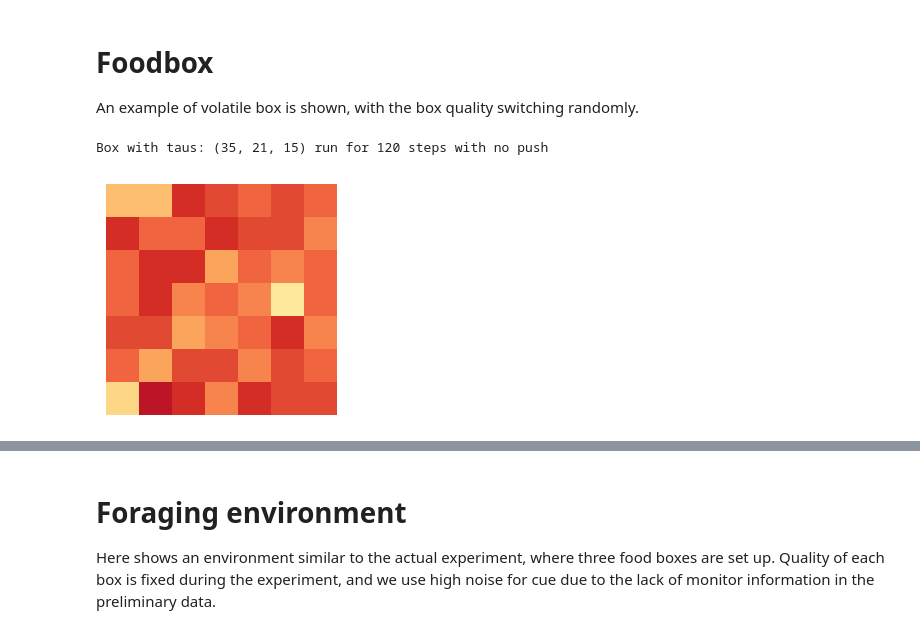
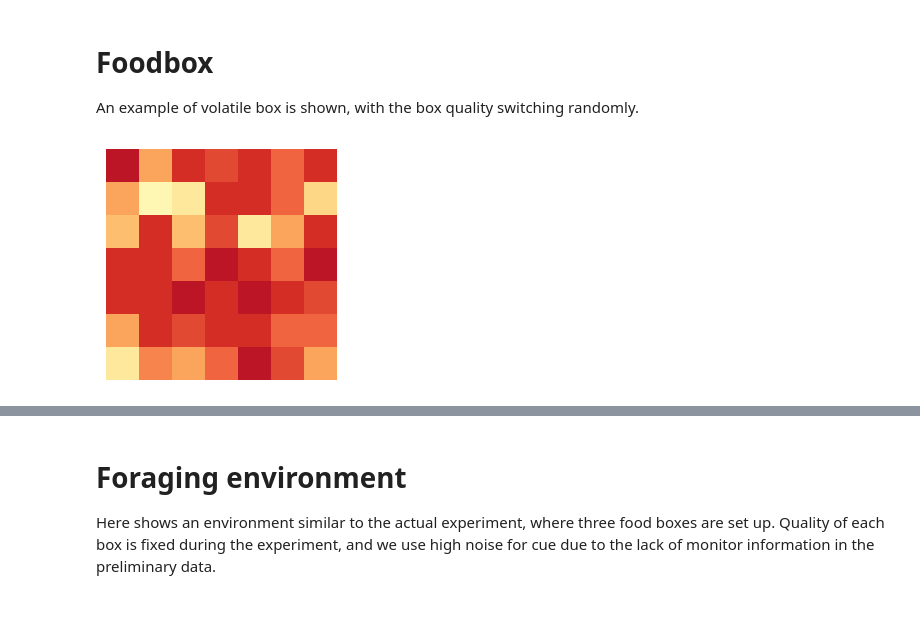
Before and after one commit to XaqLab/hex-arena, a Jupyter notebook: env-example.ipynb, the cells around one changed output, grey strips where cells are left out. Cells and saved outputs as stored; diff of their text form; code cells hidden in the pictures.

```diff
--- a/env-example.ipynb
+++ b/env-example.ipynb
@@ -29,30 +33,15 @@ fig.savefig('figures/arena-map.png', bbox_inches='tight')
 # Foodbox
 
 An example of volatile box is shown, with the box quality switching randomly.
-# %%
-from hexarena.box import VolatileBox
-
-box = VolatileBox(taus=[35, 21, 15], num_grades=20, num_patches=49)
-box.reset()
-
-fig, ax = plt.subplots(figsize=(3, 3))
-h = ax.imshow(box.colors, vmin=-1, vmax=box.num_grades, cmap='RdYlBu_r')
-ax.set_axis_off()
-
-def init():
-    box.reset()
-    h.set_data(box.colors)
-    return h,
-
-def update(i):
-    box.step(0)
-    h.set_data(box.colors)
-    return h,
-
-num_frames = 120
-print('{} run for {} steps with no push'.format(box, num_frames))
-ani = FuncAnimation(fig, update, frames=range(num_frames), init_func=init, blit=True)
-ani.save('figures/color-cues.gif')
-# %% [output]
-Box with taus: (35, 21, 15) run for 120 steps with no push
-[figure, removed]
+# %%
+from hexarena.box import VolatileBox
+
+box = VolatileBox(taus=[35, 21, 15], num_grades=20, num_patches=49, sigma=0.1)
+box.reset()
+
+fig, ax = plt.subplots(figsize=(3, 3))
+ax.imshow(box.colors, vmin=-1, vmax=box.num_grades, cmap='RdYlBu_r')
+ax.axis('off')
+plt.show()
+# %% [output]
+[figure, added]
```
Also changed, not shown: parts of 6 cells of this notebook, 4 other files.
